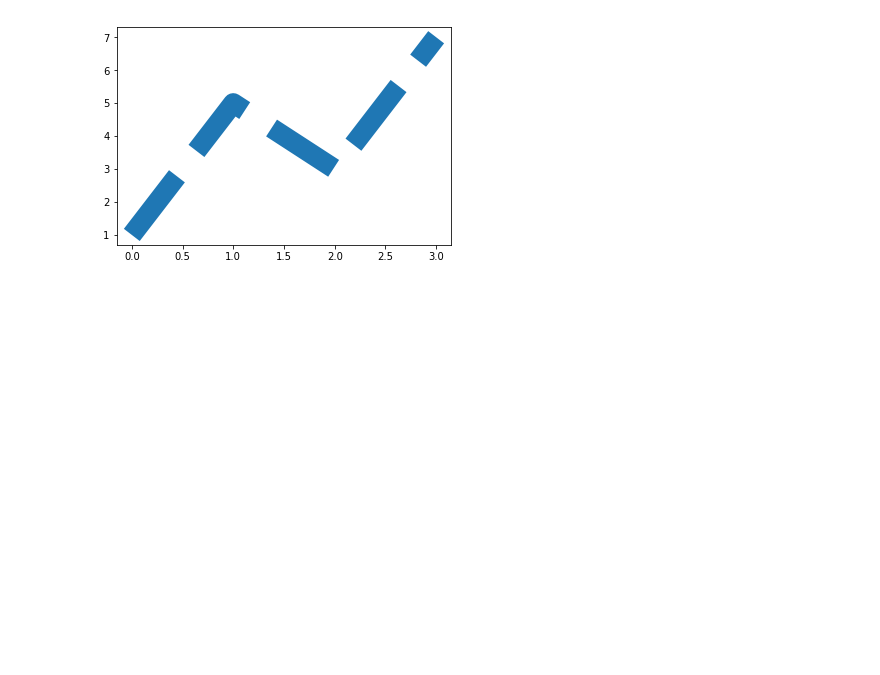
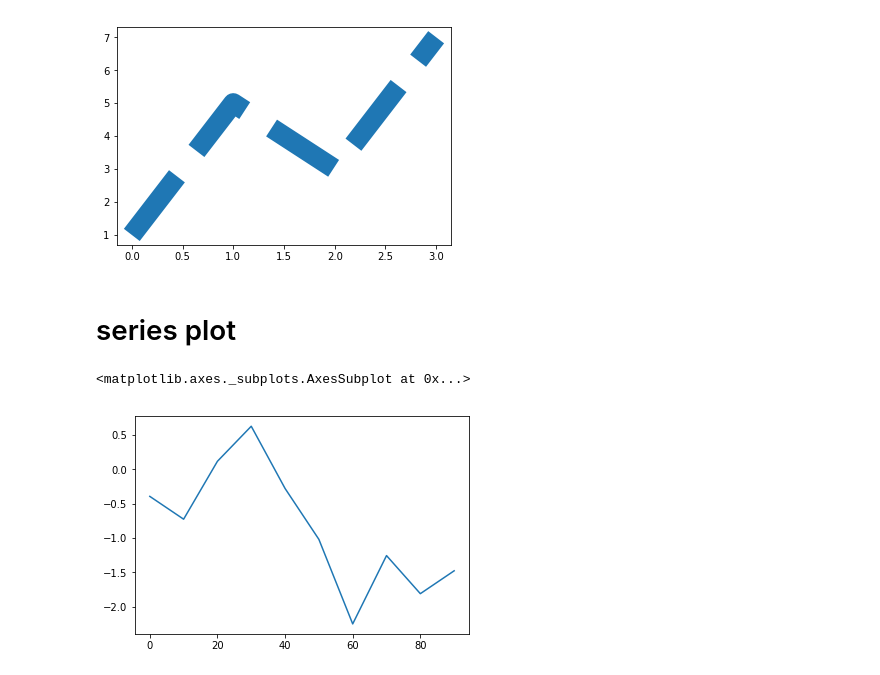
Before and after one commit to srqway/python, a Jupyter notebook: matplotlib-python/notebook/basic.ipynb, the cells around one changed output. Saved outputs shown, nothing was run; the diff lists cells and outputs as text; code cells hidden in the pictures; blank space fills up the shorter version.

```diff
--- a/matplotlib-python/notebook/basic.ipynb
+++ b/matplotlib-python/notebook/basic.ipynb
@@ -125,3 +126,14 @@ ax.plot([1,5,3,7])
 # %% [output]
 [<matplotlib.lines.Line2D at 0x...>]
 [figure]
+# %% [markdown]
+# series plot
+# %%
+ser = pd.Series(
+    np.random.randn(10).cumsum(),
+    index=np.arange(0, 100, 10)
+)
+ser.plot()
+# %% [output]
+<matplotlib.axes._subplots.AxesSubplot at 0x...>
+[figure, added]
```
Also changed, not shown: parts of 7 cells of this notebook, 4 other files.
